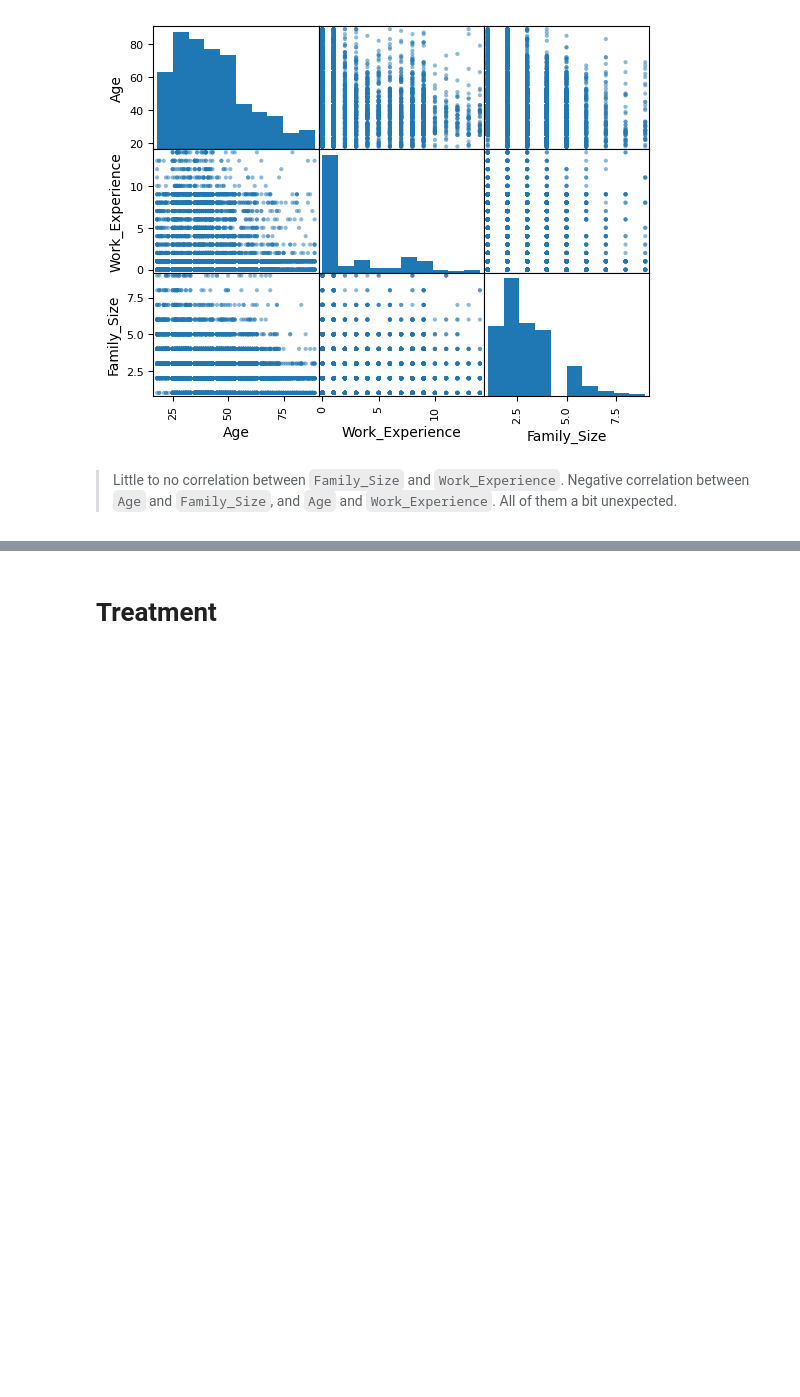
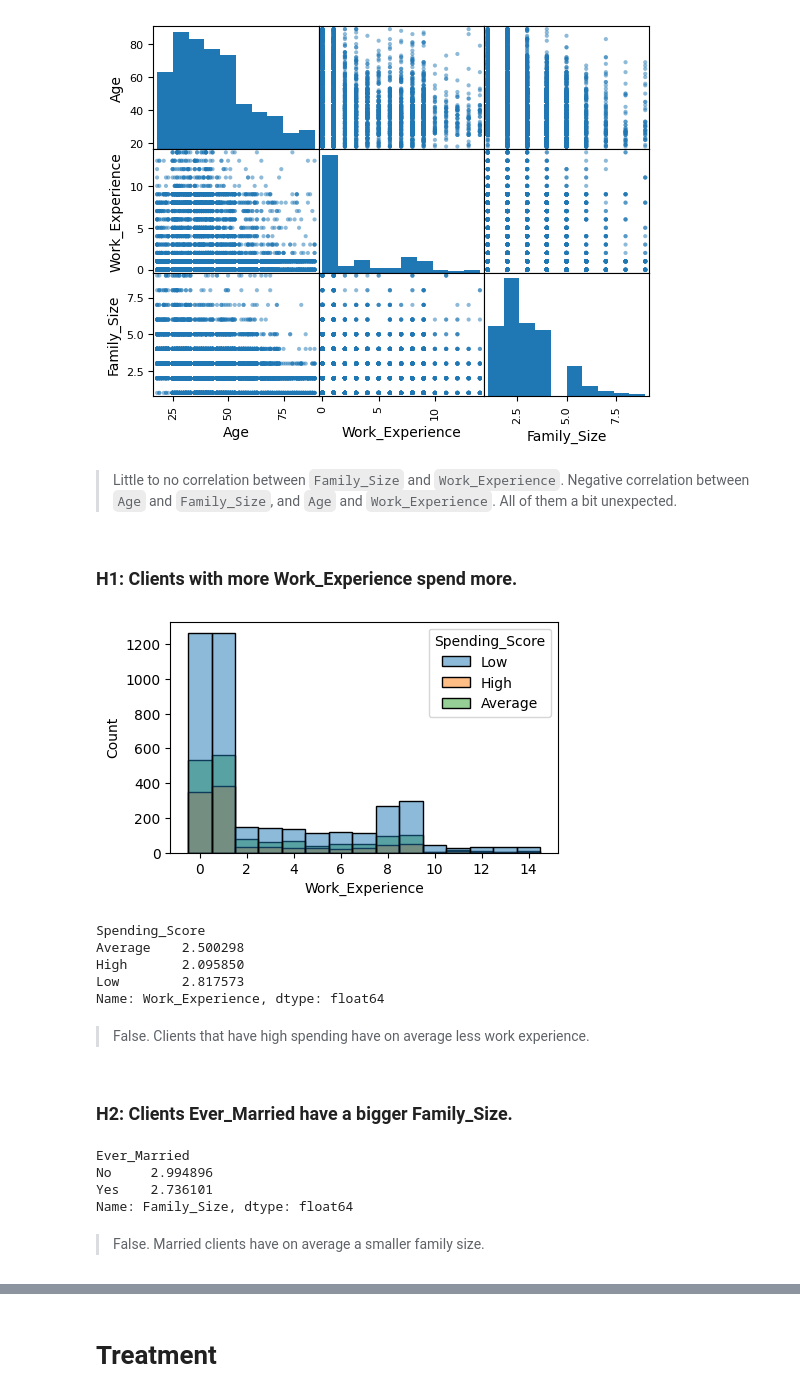
Before and after one commit to franklinzppa/customer-clusterization, a Jupyter notebook: customer-cluster.ipynb, the cells around one changed output, grey strips where cells are left out. Drawn from its saved outputs; the diff is of its cells as text; code cells hidden in the pictures; blank space fills up the shorter version.

```diff
--- a/customer-cluster.ipynb
+++ b/customer-cluster.ipynb
@@ -211,3 +229,31 @@ plt.show()
 [figure]
 # %% [markdown]
 > Little to no correlation between `Family_Size` and `Work_Experience`. Negative correlation between `Age` and `Family_Size`, and `Age` and `Work_Experience`. All of them a bit unexpected.
+# %% [markdown]
+### H1: Clients with more Work_Experience spend more.
+# %%
+plt.figure(figsize=(5,3))
+sns.histplot(df_dropna, x='Work_Experience', hue='Spending_Score', discrete=True);
+# %% [output]
+[figure, added]
+# %%
+df_dropna.groupby('Spending_Score')['Work_Experience'].mean()
+# %% [output]
+Spending_Score
+Average    2.500298
+High       2.095850
+Low        2.817573
+Name: Work_Experience, dtype: float64
+# %% [markdown]
+> False. Clients that have high spending have on average less work experience.
+# %% [markdown]
+### H2: Clients Ever_Married have a bigger Family_Size.
+# %%
+df_dropna.groupby('Ever_Married')['Family_Size'].mean()
+# %% [output]
+Ever_Married
+No     2.994896
+Yes    2.736101
+Name: Family_Size, dtype: float64
+# %% [markdown]
+> False. Married clients have on average a smaller family size.
```
Also changed, not shown: parts of 7 cells of this notebook, 1 other file.
